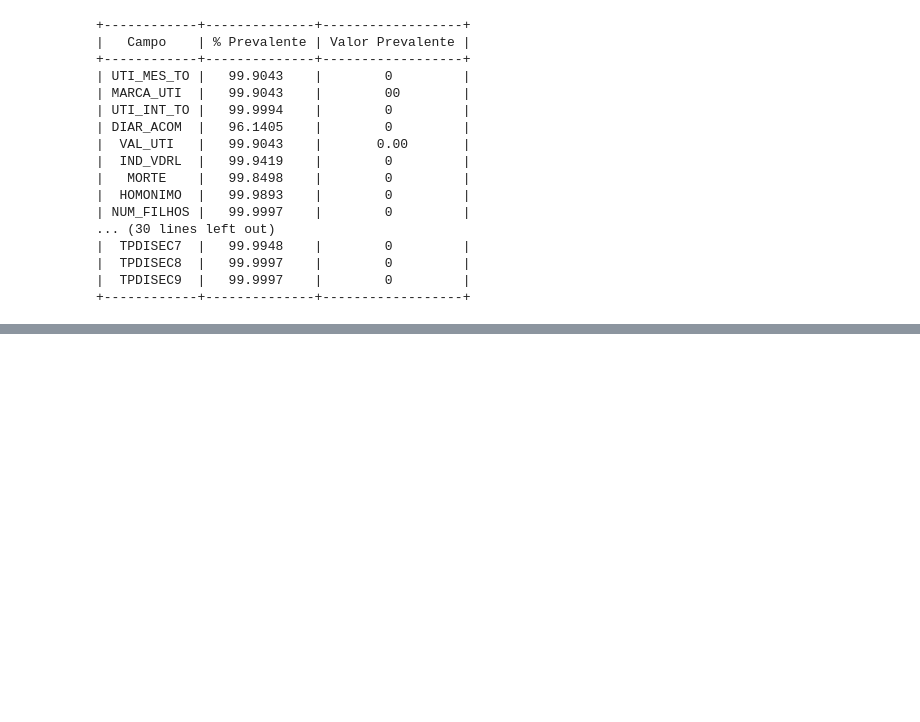
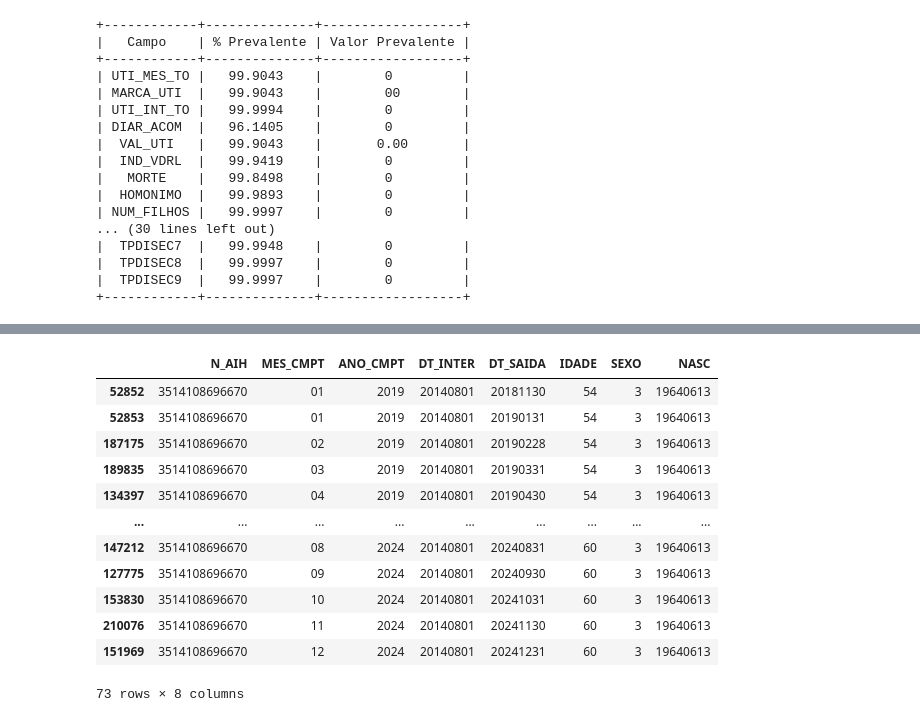
Before and after one commit to fabiano-sr/AnaliseDadosSaudeMental_SIHSUS, a Jupyter notebook: exploratory_analisys.ipynb, the cells around one changed output, grey strips where cells are left out. Cells and saved outputs as stored; diff of their text form; code cells hidden in the pictures; blank space fills up the shorter version.

```diff
--- a/exploratory_analisys.ipynb
+++ b/exploratory_analisys.ipynb
@@ -76,0 +117,16 @@ print(tabulate(
+# %%
+df[df['N_AIH'] == '3514108696670'][['N_AIH', 'MES_CMPT', 'ANO_CMPT', 'DT_INTER', 'DT_SAIDA', 'IDADE', 'SEXO', 'NASC']]
+# %% [output]
+|  | N_AIH | MES_CMPT | ANO_CMPT | DT_INTER | DT_SAIDA | IDADE | SEXO | NASC |
+| 52852 | 3514108696670 | 01 | 2019 | 20140801 | 20181130 | 54 | 3 | 19640613 |
+| 52853 | 3514108696670 | 01 | 2019 | 20140801 | 20190131 | 54 | 3 | 19640613 |
+| 187175 | 3514108696670 | 02 | 2019 | 20140801 | 20190228 | 54 | 3 | 19640613 |
+| 189835 | 3514108696670 | 03 | 2019 | 20140801 | 20190331 | 54 | 3 | 19640613 |
+| 134397 | 3514108696670 | 04 | 2019 | 20140801 | 20190430 | 54 | 3 | 19640613 |
+| ... | ... | ... | ... | ... | ... | ... | ... | ... |
+| 147212 | 3514108696670 | 08 | 2024 | 20140801 | 20240831 | 60 | 3 | 19640613 |
+| 127775 | 3514108696670 | 09 | 2024 | 20140801 | 20240930 | 60 | 3 | 19640613 |
+| 153830 | 3514108696670 | 10 | 2024 | 20140801 | 20241031 | 60 | 3 | 19640613 |
+| 210076 | 3514108696670 | 11 | 2024 | 20140801 | 20241130 | 60 | 3 | 19640613 |
+| 151969 | 3514108696670 | 12 | 2024 | 20140801 | 20241231 | 60 | 3 | 19640613 |
+73 rows × 8 columns
```
Also changed, not shown: parts of 22 cells of this notebook, 3 other files.
